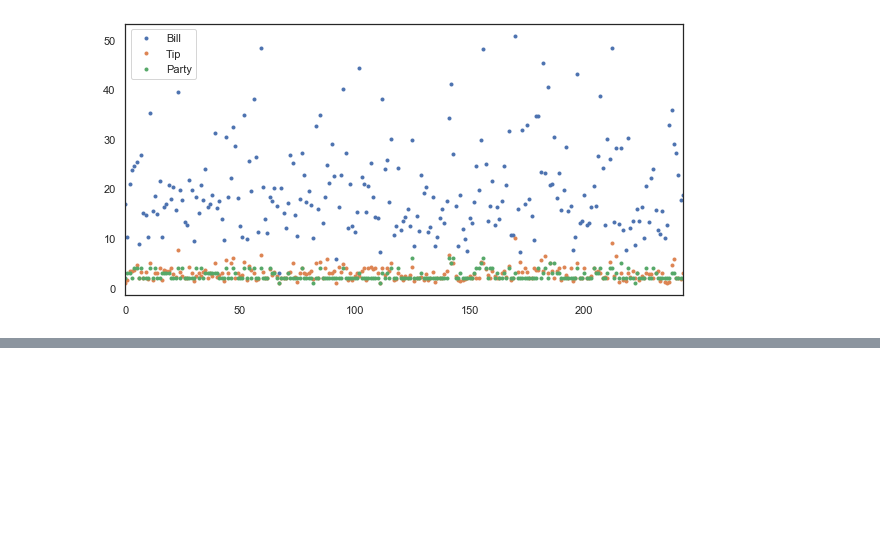
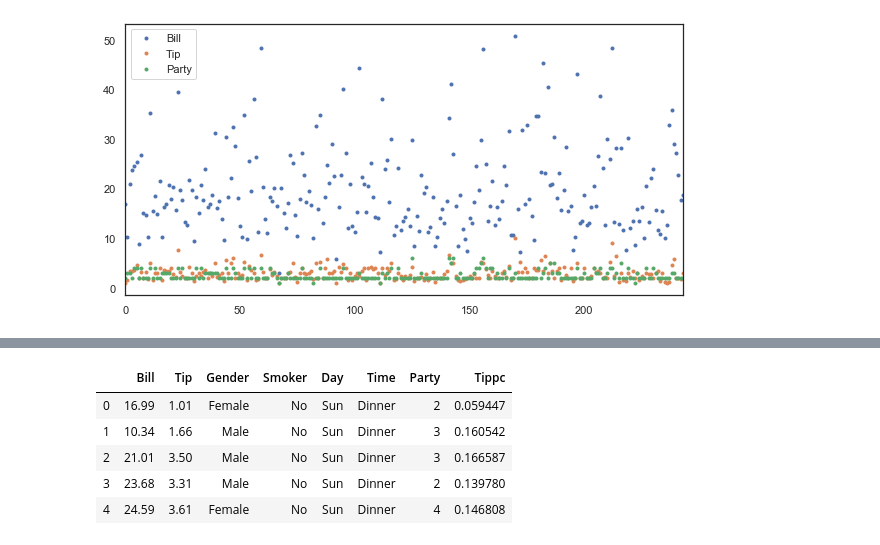
Before and after one commit to pocathain08/Fund_of_Data_Analysis, a Jupyter notebook: Fund_of_Data_Analysis_Assessment.ipynb, the cells around one changed output, grey strips where cells are left out. Drawn from its saved outputs; the diff is of its cells as text; code cells hidden in the pictures; blank space fills up the shorter version.

```diff
--- a/Fund_of_Data_Analysis_Assessment.ipynb
+++ b/Fund_of_Data_Analysis_Assessment.ipynb
@@ -80,0 +96,9 @@ plt.show()
+# %%
+df.head()
+# %% [output]
+|  | Bill | Tip | Gender | Smoker | Day | Time | Party | Tippc |
+| 0 | 16.99 | 1.01 | Female | No | Sun | Dinner | 2 | 0.059447 |
+| 1 | 10.34 | 1.66 | Male | No | Sun | Dinner | 3 | 0.160542 |
+| 2 | 21.01 | 3.50 | Male | No | Sun | Dinner | 3 | 0.166587 |
+| 3 | 23.68 | 3.31 | Male | No | Sun | Dinner | 2 | 0.139780 |
+| 4 | 24.59 | 3.61 | Female | No | Sun | Dinner | 4 | 0.146808 |
```
Also changed, not shown: parts of 7 cells of this notebook, 1 other file.
